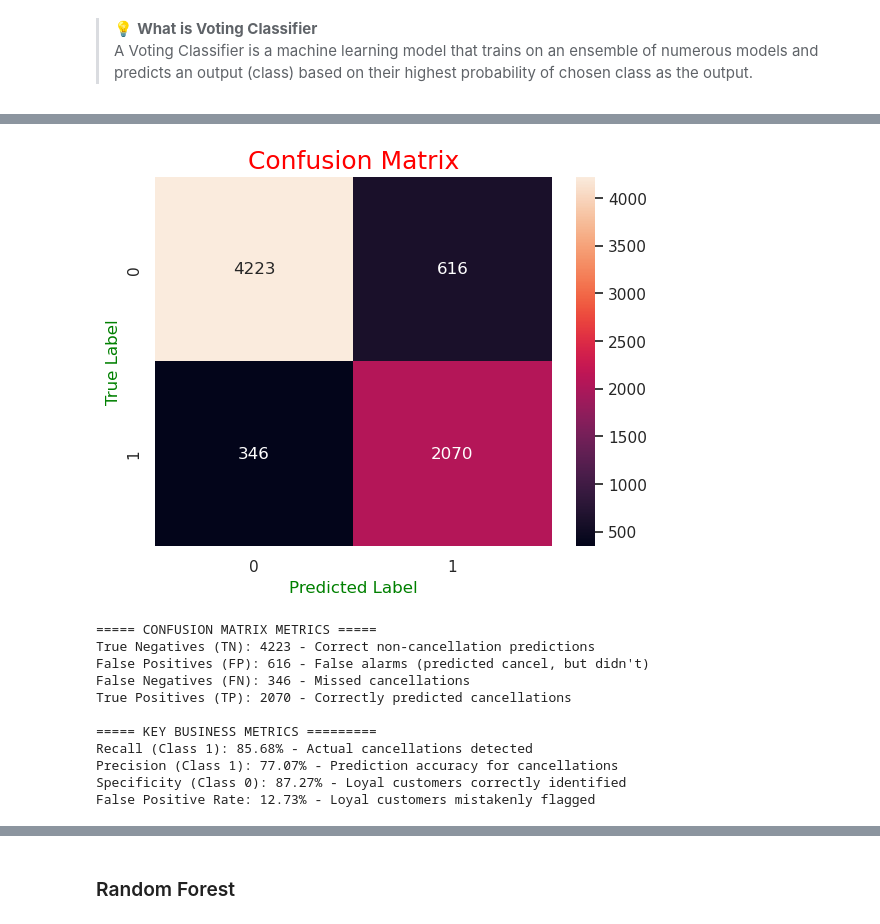
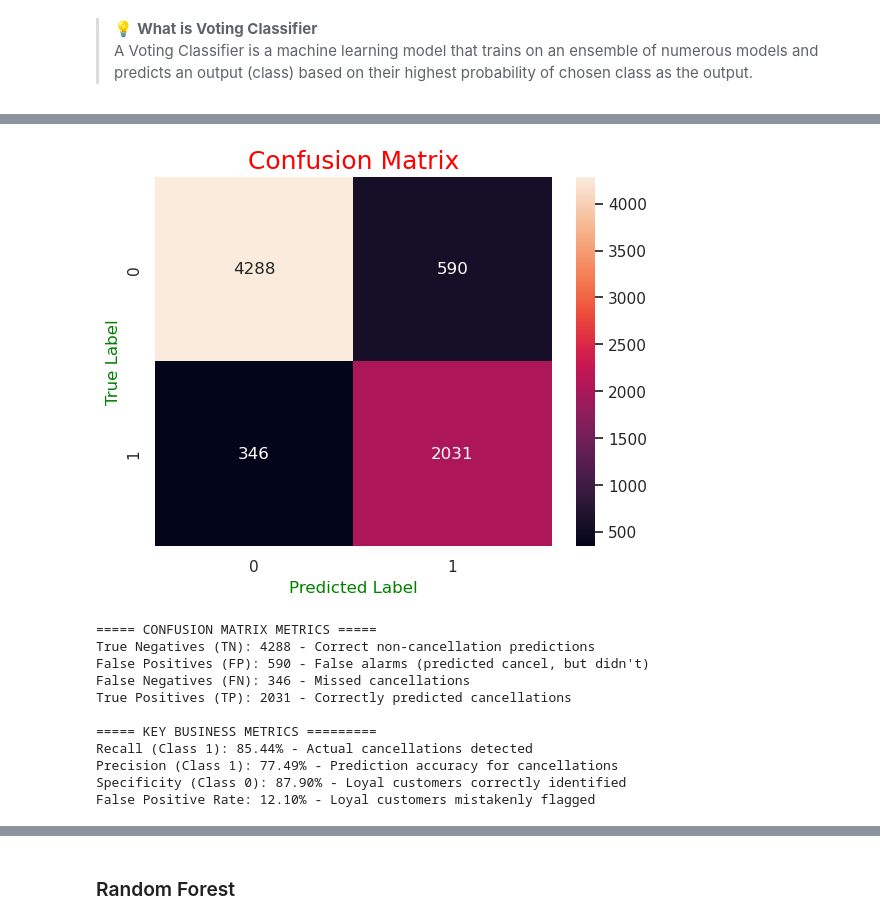
Before and after one commit to rolaseba/hotel-reservation-prediction, a Jupyter notebook: notebook.ipynb, the cells around one changed output, grey strips where cells are left out. Cells and saved outputs as stored; diff of their text form; code cells hidden in the pictures.

```diff
--- a/notebook.ipynb
+++ b/notebook.ipynb
@@ -1592,7 +1520,7 @@ df.drop(columns=['type_of_meal_plan_Meal Plan 3','type_of_meal_plan_Not Selected
 # %% [markdown]
 ## Determine x and y
 # %%
-x = df.drop(columns="booking_status")
+X = df.drop(columns="booking_status")
 y = df.booking_status
 # %% [markdown]
 ## Train-Test Split
@@ -1612,0 +1572,8 @@ Test_y : (7255,)
+# %%
+# Column type detection (reusable)
+categorical_cols = X_train.select_dtypes(include=['object', 'category', 'bool']).columns.tolist()
+numeric_cols = X_train.select_dtypes(include=['number']).columns.tolist()
+numeric_cols = [col for col in numeric_cols if col not in categorical_cols]
+
+print(f"Categorical columns: {len(categorical_cols)}")
+print(f"Numeric columns: {len(numeric_cols)}")
@@ -1687,7 +1710,2 @@ To evaluate the cancellation prediction model, we will prioritize the following
 # %% [markdown]
 ## Modeling With Random Forest Classifier
-# %%
-from sklearn.ensemble import RandomForestClassifier
-rf = RandomForestClassifier(random_state=42)
-rf.fit(X_train, y_train)
-print("Accuracy of Random Forest : % {}".format(rf.score(X_test,y_test)*100))
@@ -1962,0 +2140,23 @@ weighted avg       0.86      0.86      0.86      7255
+# %%
+from imblearn.pipeline import Pipeline as ImbPipeline
+from imblearn.under_sampling import RandomUnderSampler
+from catboost import CatBoostClassifier
+
+# CatBoost Pipeline with Integrated Under-Sampling
+catboost_pipeline_under = ImbPipeline(steps=[
+    ("preprocessor", preprocessor),
+    ("sampler", RandomUnderSampler(random_state=8818)),
+    ("model", CatBoostClassifier(
+        random_state=8818,
+        verbose=100,
+        thread_count=-1,
+        allow_writing_files=False
+    ))
+])
+
+# Train on ORIGINAL data (under-sampling happens automatically in pipeline)
+catboost_pipeline_under.fit(X_train, y_train)
+print("CatBoost trained with integrated under-sampling pipeline")
+
+# Define Prediction according to the new model+pipeline
+y_pred_under = catboost_pipeline_under.predict(X_test)
@@ -2030,22 +2269,21 @@ weighted avg       0.87      0.87      0.87      7255
 # %%
-y_pred = voting.predict(X_test)
+y_pred = y_pred_under
 sns.heatmap(confusion_matrix(y_test, y_pred), annot=True, fmt=".0f")
 plt.title("Confusion Matrix", color = "red", fontsize=18)
 plt.xlabel("Predicted Label", color = "green", fontsize = 12)
-plt.ylabel("True Label", color = "green", fontsize = 12);
+plt.ylabel("True Label", color = "green", fontsize = 12)
+plt.show()
+print_confusion_matrix_analysis(y_test, y_pred)
 # %% [output]
-[figure, old version]
+[figure, new version]
+===== CONFUSION MATRIX METRICS =====
+True Negatives (TN): 4288 - Correct non-cancellation predictions
+False Positives (FP): 590 - False alarms (predicted cancel, but didn't)
+False Negatives (FN): 346 - Missed cancellations
+True Positives (TP): 2031 - Correctly predicted cancellations
+
+===== KEY BUSINESS METRICS =========
+Recall (Class 1): 85.44% - Actual cancellations detected
+Precision (Class 1): 77.49% - Prediction accuracy for cancellations
+Specificity (Class 0): 87.90% - Loyal customers correctly identified
+False Positive Rate: 12.10% - Loyal customers mistakenly flagged
-# %%
-print_confusion_matrix_analysis(y_test, y_pred)
-# %% [output]
-===== CONFUSION MATRIX METRICS =====
-True Negatives (TN): 4223 - Correct non-cancellation predictions
-False Positives (FP): 616 - False alarms (predicted cancel, but didn't)
-False Negatives (FN): 346 - Missed cancellations
-True Positives (TP): 2070 - Correctly predicted cancellations
-
-===== KEY BUSINESS METRICS =========
-Recall (Class 1): 85.68% - Actual cancellations detected
-Precision (Class 1): 77.07% - Prediction accuracy for cancellations
-Specificity (Class 0): 87.27% - Loyal customers correctly identified
-False Positive Rate: 12.73% - Loyal customers mistakenly flagged
```
Also changed, not shown: parts of 103 cells of this notebook.
